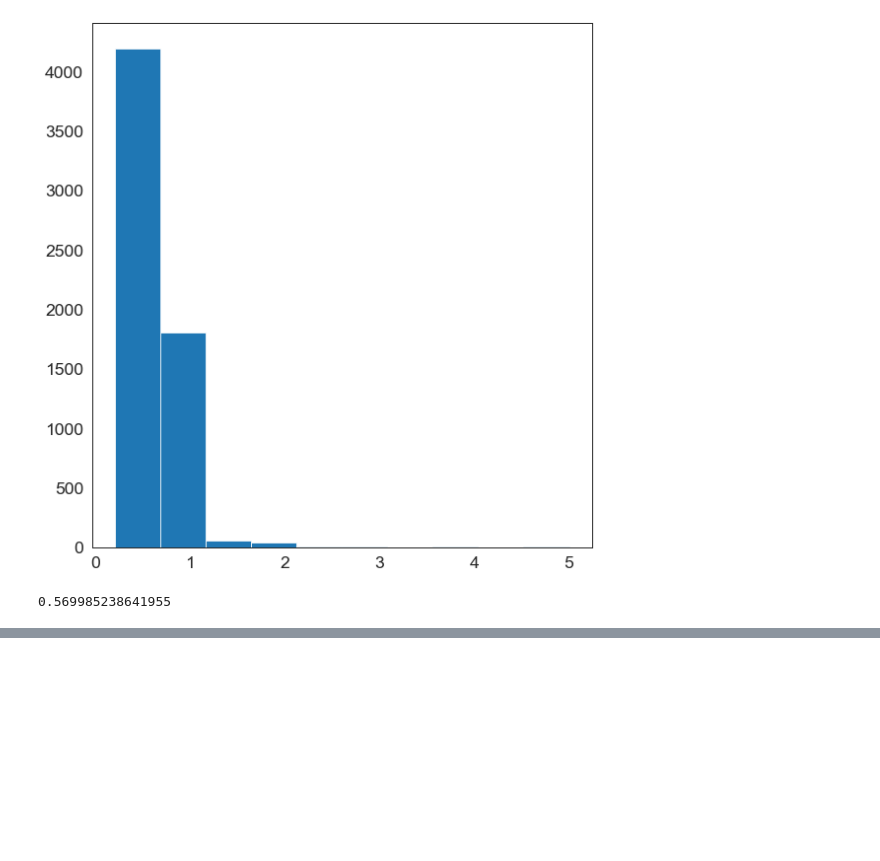
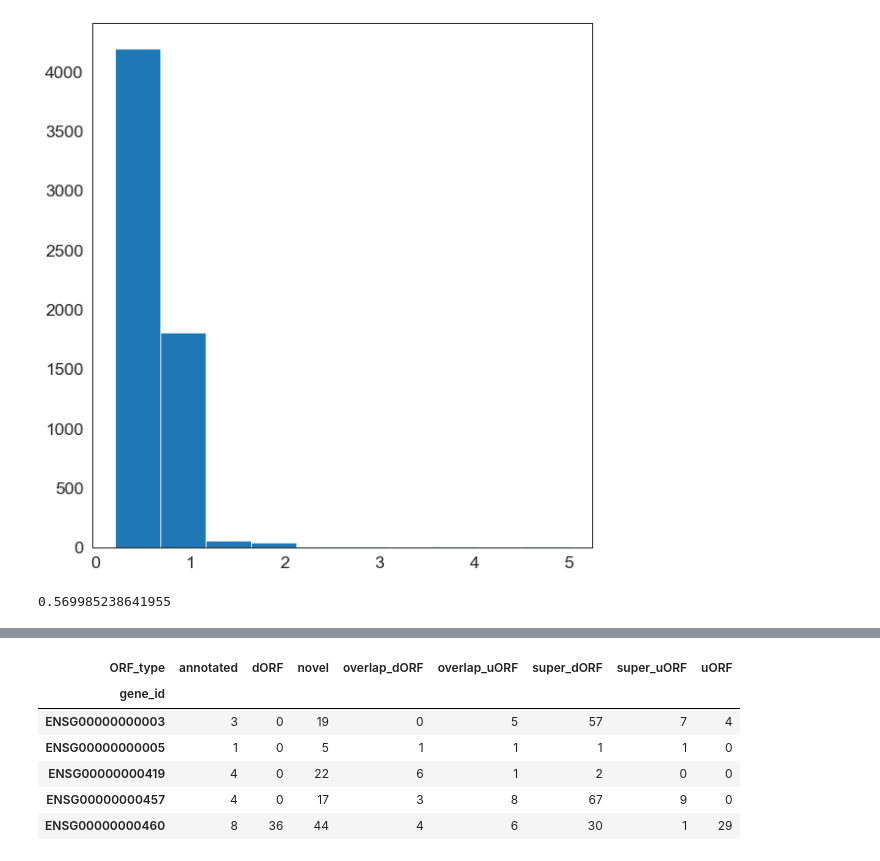
Before and after one commit to smithlabcode/ribotricer-results, a Jupyter notebook: real/uorfs/uORF-re-analysis.ipynb, the cells around one changed output, grey strips where cells are left out. Cells and saved outputs as stored; diff of their text form; code cells hidden in the pictures; blank space fills up the shorter version.

```diff
--- a/real/uorfs/uORF-re-analysis.ipynb
+++ b/real/uorfs/uORF-re-analysis.ipynb
@@ -519,0 +532,11 @@ uorf_cds_genewise_ratio_mm.mean()
+# %%
+ribotricer_hg_genewise_ORF_counts = ribotricer_hg_index[['gene_id', 'ORF_type']].groupby(['gene_id', 'ORF_type']).size().unstack(fill_value=0)
+ribotricer_hg_genewise_ORF_counts.head()
+# %% [output]
+| ORF_type | annotated | dORF | novel | overlap_dORF | overlap_uORF | super_dORF | super_uORF | uORF |
+| gene_id |  |  |  |  |  |  |  |  |
+| ENSG00000000003 | 3 | 0 | 19 | 0 | 5 | 57 | 7 | 4 |
+| ENSG00000000005 | 1 | 0 | 5 | 1 | 1 | 1 | 1 | 0 |
+| ENSG00000000419 | 4 | 0 | 22 | 6 | 1 | 2 | 0 | 0 |
+| ENSG00000000457 | 4 | 0 | 17 | 3 | 8 | 67 | 9 | 0 |
+| ENSG00000000460 | 8 | 36 | 44 | 4 | 6 | 30 | 1 | 29 |
```
Also changed, not shown: parts of 20 cells of this notebook.
